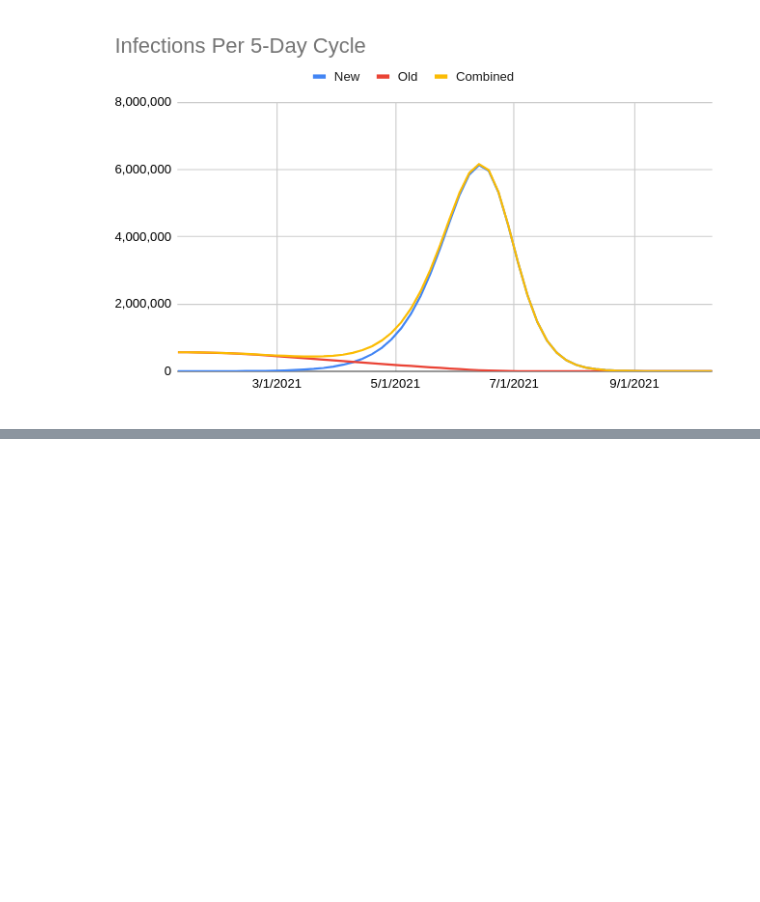
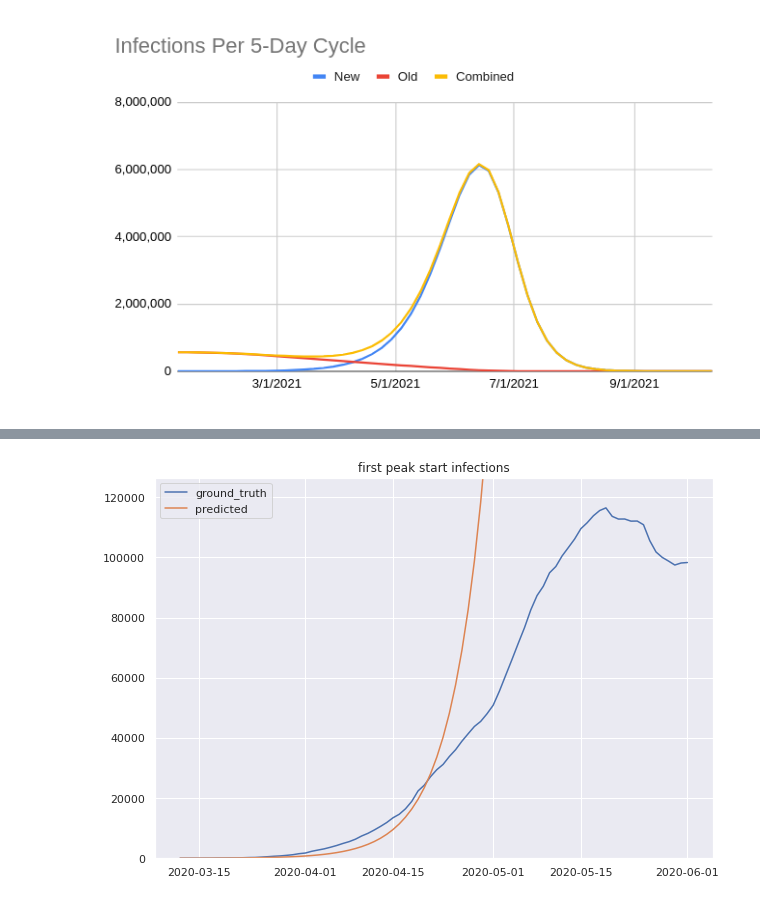
Before and after one commit to btseytlin/covid_peak_sir_modelling, a Jupyter notebook: sir.ipynb, the cells around one changed output, grey strips where cells are left out. Cells and saved outputs as stored; diff of their text form; code cells hidden in the pictures; blank space fills up the shorter version.

```diff
--- a/sir.ipynb
+++ b/sir.ipynb
@@ -178,0 +253,42 @@ plt.show()
+# %%
+def apply_sir_to_subset(subset, beta=0.38, D=5, label=''):
+    def model_step(initial_conditions, t, population, beta, gamma):
+        S, I, R = initial_conditions
+        dSdt = -beta * S * I / population
+        dIdt = beta * S * I / population - gamma * I
+        dRdt = gamma * I
+        return dSdt, dIdt, dRdt
+
+
+    start_day = subset.iloc[0].date
+    end_day = subset.iloc[-1].date
+    days_in_cycle = 1
+    dates = pd.date_range(start=start_day,
+                          end=end_day,
+                          freq=f"{days_in_cycle}D")
+
+    t = np.array(range(len(dates)))
+
+    population = N = 144500000
+    gamma = 1.0 / D
+
+    # Initial conditions
+    I0 = subset.iloc[0].infected
+    Rec0 = subset.iloc[0].total_recovered
+    S0 = population - I0 - Rec0
+    initial_conditions = (S0, I0, Rec0)
+
+    ret = odeint(model_step, initial_conditions, t, args=(population, beta, gamma))
+    S, I, R = ret.T
+
+    plt.figure(figsize=(10, 7))
+    plt.title(label)
+    plt.plot(subset['date'], subset['infected'], label='ground_truth')
+    plt.plot(dates, I, label='predicted')
+    plt.ylim(0, max(subset['infected'])+10000)
+    plt.legend()
+    plt.show()
+# %%
+apply_sir_to_subset(subset, beta=0.38, label='first peak start infections')
+# %% [output]
+[figure, added]
```
Also changed, not shown: parts of 19 cells of this notebook, 1 other file.
